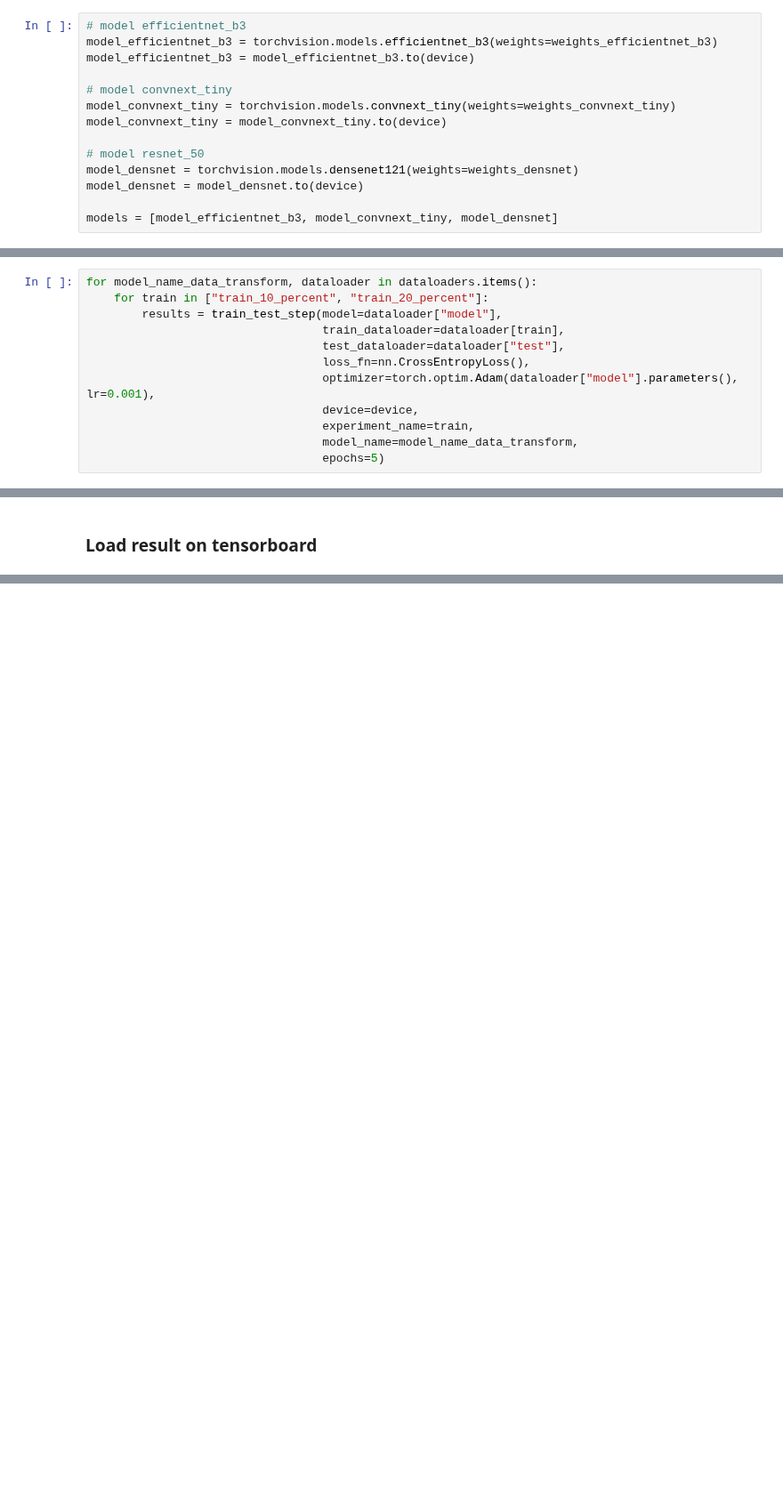
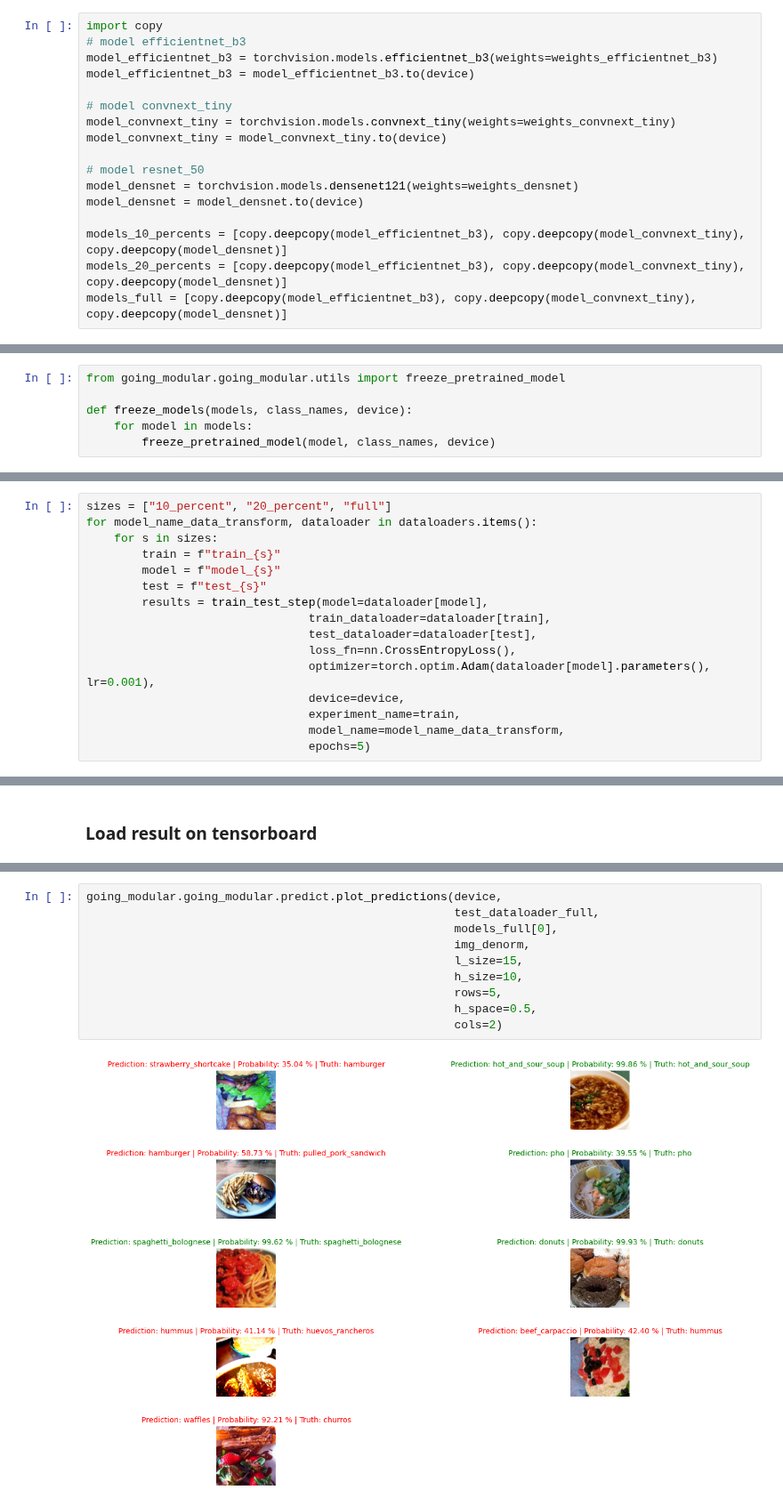
Before and after one commit to JoachimLombardi/Portfolio, a Jupyter notebook: Deep Learning/PyTorch/Classification/Computer vision/07_pytorch_experiment_tracking_exercise_template.ipynb, the cells around one changed output, grey strips where cells are left out. Shown at 89% size. Drawn from its saved outputs; the diff is of its cells as text; blank space fills up the shorter version.

Commit message:
training_all_models_plus_visualization

```diff
--- a/Deep Learning/PyTorch/Classification/Computer vision/07_pytorch_experiment_tracking_exercise_template.ipynb
+++ b/Deep Learning/PyTorch/Classification/Computer vision/07_pytorch_experiment_tracking_exercise_template.ipynb
@@ -156,6 +155,7 @@ dict_of_transforms = {"efficientnet_b3_vanilla_data": auto_transform_efficientne
 # %% [markdown]
 ### Models
 # %%
+import copy
 # model efficientnet_b3
 model_efficientnet_b3 = torchvision.models.efficientnet_b3(weights=weights_efficientnet_b3)
 model_efficientnet_b3 = model_efficientnet_b3.to(device)
@@ -168,7 +168,9 @@ model_convnext_tiny = model_convnext_tiny.to(device)
 model_densnet = torchvision.models.densenet121(weights=weights_densnet)
 model_densnet = model_densnet.to(device)
 
-models = [model_efficientnet_b3, model_convnext_tiny, model_densnet]
+models_10_percents = [copy.deepcopy(model_efficientnet_b3), copy.deepcopy(model_convnext_tiny), copy.deepcopy(model_densnet)]
+models_20_percents = [copy.deepcopy(model_efficientnet_b3), copy.deepcopy(model_convnext_tiny), copy.deepcopy(model_densnet)]
+models_full = [copy.deepcopy(model_efficientnet_b3), copy.deepcopy(model_convnext_tiny), copy.deepcopy(model_densnet)]
 # %%
 model_densnet
 # %% [output]
@@ -189,6 +191,12 @@ DenseNet(
   )
   (classifier): Linear(in_features=1024, out_features=1000, bias=True)
 )
+# %%
+from going_modular.going_modular.utils import freeze_pretrained_model
+
+def freeze_models(models, class_names, device):
+    for model in models:
+        freeze_pretrained_model(model, class_names, device)
 # %% [markdown]
 ### Turn data into DataLoaders
 # %%
@@ -266,15 +291,19 @@ Estimated Total Size (MB): 6716.13
 # %% [markdown]
 ### Train models
 # %%
+sizes = ["10_percent", "20_percent", "full"]
 for model_name_data_transform, dataloader in dataloaders.items():
-    for train in ["train_10_percent", "train_20_percent"]:
-        results = train_test_step(model=dataloader["model"],
-                                  train_dataloader=dataloader[train],
-                                  test_dataloader=dataloader["test"],
-                                  loss_fn=nn.CrossEntropyLoss(),
-                                  optimizer=torch.optim.Adam(dataloader["model"].parameters(), lr=0.001),
-                                  device=device,
-                                  experiment_name=train,
-                                  model_name=model_name_data_transform,
-                                  epochs=5)
+    for s in sizes:
+        train = f"train_{s}"
+        model = f"model_{s}"
+        test = f"test_{s}"
+        results = train_test_step(model=dataloader[model],
+                                train_dataloader=dataloader[train],
+                                test_dataloader=dataloader[test],
+                                loss_fn=nn.CrossEntropyLoss(),
+                                optimizer=torch.optim.Adam(dataloader[model].parameters(), lr=0.001),
+                                device=device,
+                                experiment_name=train,
+                                model_name=model_name_data_transform,
+                                epochs=5)
 # %% [output]
@@ -501,0 +538,12 @@ Train time on cuda: 32.233 seconds
+# %%
+going_modular.going_modular.predict.plot_predictions(device,
+                                                     test_dataloader_full,
+                                                     models_full[0],
+                                                     img_denorm,
+                                                     l_size=15,
+                                                     h_size=10,
+                                                     rows=5,
+                                                     h_space=0.5,
+                                                     cols=2)
+# %% [output]
+[figure, added]
```
Also changed, not shown: parts of 15 cells of this notebook, 2 other files.
